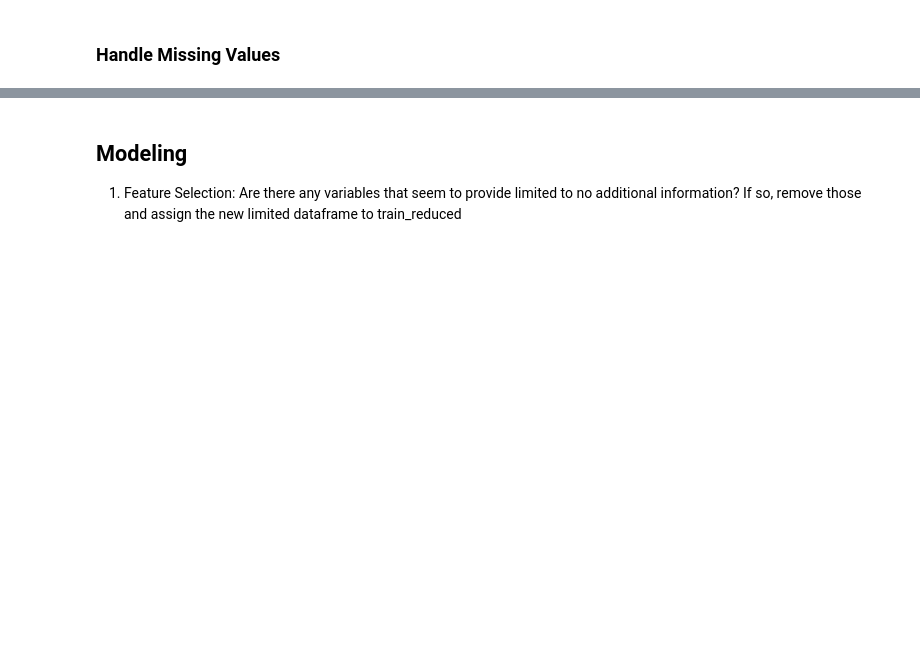
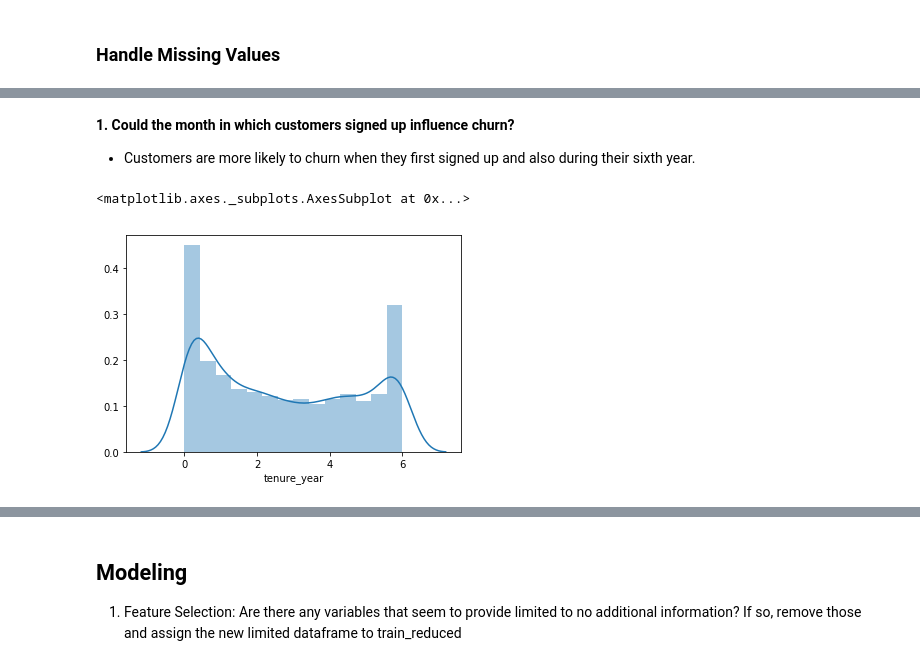
Before and after one commit to michaelndd/classification-project, a Jupyter notebook: project.ipynb, the cells around one changed output, grey strips where cells are left out. Cells and saved outputs as stored; diff of their text form; code cells hidden in the pictures; blank space fills up the shorter version.

```diff
--- a/project.ipynb
+++ b/project.ipynb
@@ -515,0 +499,9 @@ X_test[["monthly_charges", "total_charges"]] = scaler.transform(X_test[["monthly
+# %% [markdown]
+**1. Could the month in which customers signed up influence churn?**
+
+- Customers are more likely to churn when they first signed up and also during their sixth year.
+# %%
+sns.distplot(train_df.tenure_year)
+# %% [output]
+<matplotlib.axes._subplots.AxesSubplot at 0x...>
+[figure, added]
```
Also changed, not shown: parts of 70 cells of this notebook.
